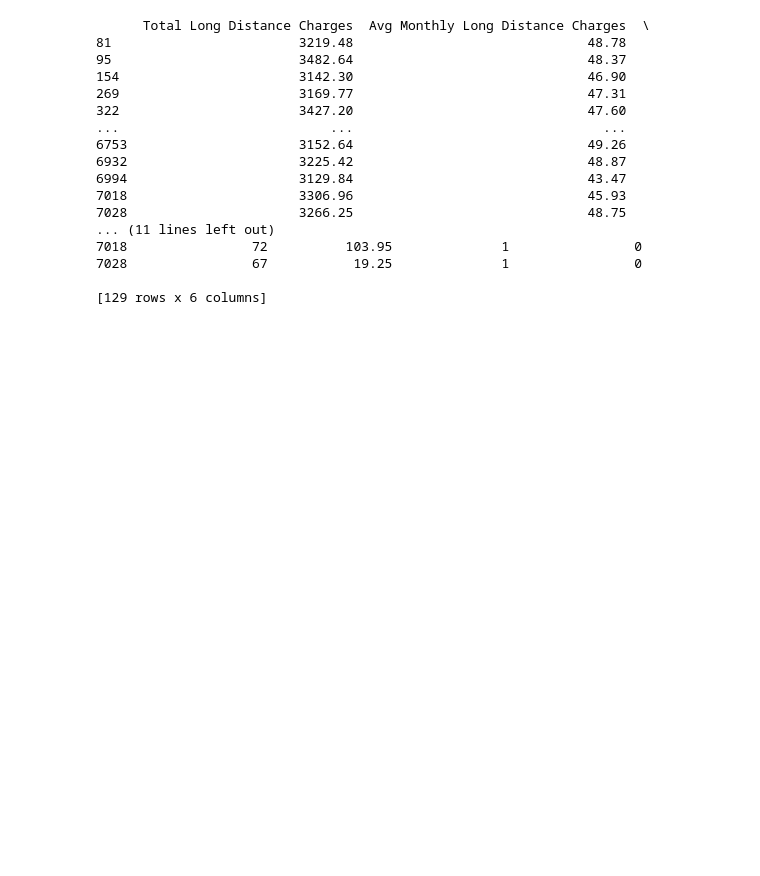
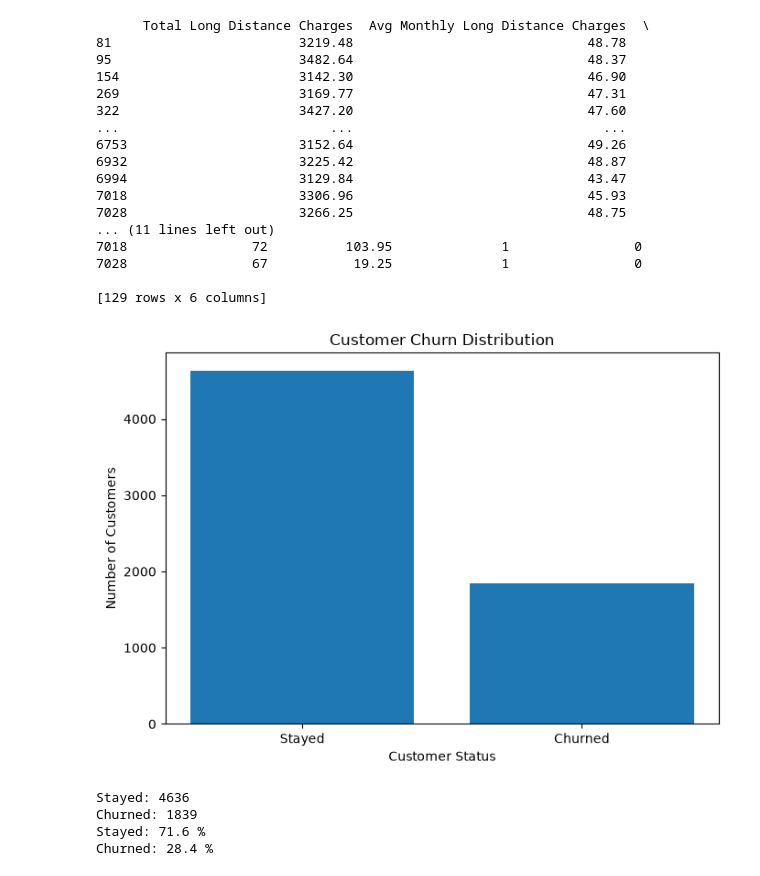
Before and after one commit to ngg1016/ENGE707-2026-S2-Low-Battery, a Jupyter notebook: notebooks/Telecom_AI.ipynb, the cells around one changed output. Saved outputs shown, nothing was run; the diff lists cells and outputs as text; code cells hidden in the pictures; blank space fills up the shorter version.

Commit message:
Starting analysis, did customer churn distribution and feature correlation heatmap
Only surface level for now, but results are interesting

```diff
--- a/notebooks/Telecom_AI.ipynb
+++ b/notebooks/Telecom_AI.ipynb
@@ -1170,3 +1170,36 @@ print(long_distance_outliers[
 7028                67           19.25              1                0
 
 [129 rows x 6 columns]
+# %%
+import matplotlib.pyplot as plt
+
+status_counts = df["Customer Status"].value_counts().sort_index()
+
+plt.figure(figsize=(7, 5))
+plt.bar(["Stayed", "Churned"], status_counts.values)
+
+plt.xlabel("Customer Status")
+plt.ylabel("Number of Customers")
+plt.title("Customer Churn Distribution")
+
+plt.tight_layout()
+plt.show()
+
+status_percentages = df["Customer Status"].value_counts(normalize=True).sort_index() * 100
+
+print("Stayed:", status_counts[0])
+print("Churned:", status_counts[1])
+
+print("Stayed:", round(status_percentages[0], 2), "%")
+print("Churned:", round(status_percentages[1], 2), "%")
+
+
+# It's time to start the analysis
+# First up, let's find the distribution of customers who stayed vs those who churned
+# Now we know just how many HAVE stayed and how many HAVE churned
+# %% [output]
+[figure, added]
+Stayed: 4636
+Churned: 1839
+Stayed: 71.6 %
+Churned: 28.4 %
```
Also changed, not shown: parts of 1 cell of this notebook.
